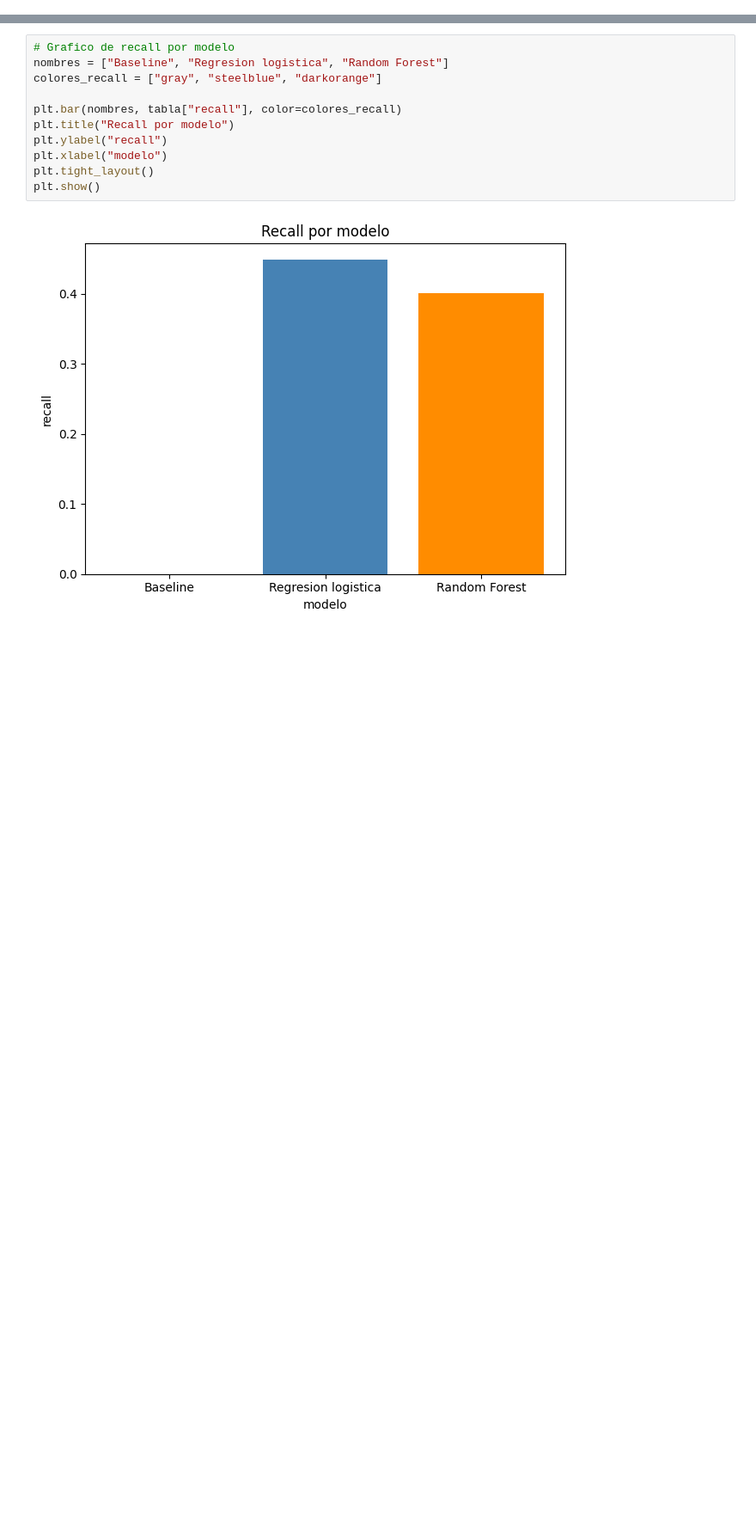
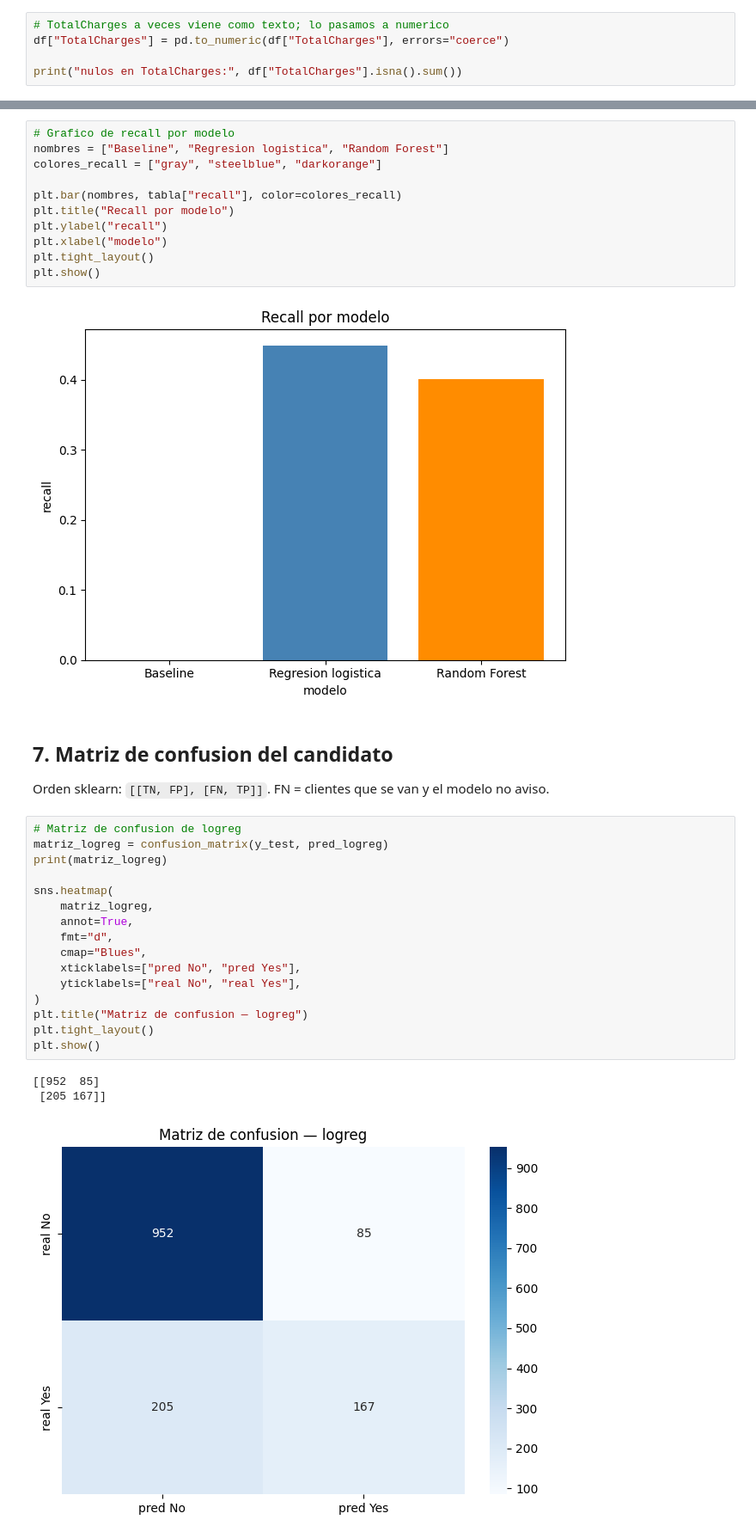
Before and after one commit to javi2481/customer-churn-ml-j-a, a Jupyter notebook: notebooks/02_exploracion_modelos.ipynb, the cells around one changed output, grey strips where cells are left out. Shown at 86% size. Cells and saved outputs as stored; diff of their text form; blank space fills up the shorter version.

Commit message:
Agregar matriz del candidato y tipar TotalCharges.
Co-authored-by: Cursor <cursoragent@cursor.com>

```diff
--- a/notebooks/02_exploracion_modelos.ipynb
+++ b/notebooks/02_exploracion_modelos.ipynb
@@ -38,3 +38,8 @@ filas, columnas: (7043, 21)
 | 3 | 7266-HYDM | Male | 0 | Yes | No | 31 | Yes | Yes | ... |
 | 4 | 2821-JDLS | Female | 0 | Yes | No | 5 | Yes | Yes | ... |
 5 rows × 21 columns
+# %%
+# TotalCharges a veces viene como texto; lo pasamos a numerico
+df["TotalCharges"] = pd.to_numeric(df["TotalCharges"], errors="coerce")
+
+print("nulos en TotalCharges:", df["TotalCharges"].isna().sum())
@@ -283,4 +290,29 @@ plt.tight_layout()
 plt.show()
 # %% [output]
 [figure]
+# %% [markdown]
+## 7. Matriz de confusion del candidato
+
+Orden sklearn: `[[TN, FP], [FN, TP]]`.
+FN = clientes que se van y el modelo no aviso.
+# %%
+# Matriz de confusion de logreg
+matriz_logreg = confusion_matrix(y_test, pred_logreg)
+print(matriz_logreg)
+
+sns.heatmap(
+    matriz_logreg,
+    annot=True,
+    fmt="d",
+    cmap="Blues",
+    xticklabels=["pred No", "pred Yes"],
+    yticklabels=["real No", "real Yes"],
+)
+plt.title("Matriz de confusion — logreg")
+plt.tight_layout()
+plt.show()
+# %% [output]
+[[952  85]
+ [205 167]]
+[figure, added]
 # %% [markdown]
```
Also changed, not shown: parts of 2 cells of this notebook.
